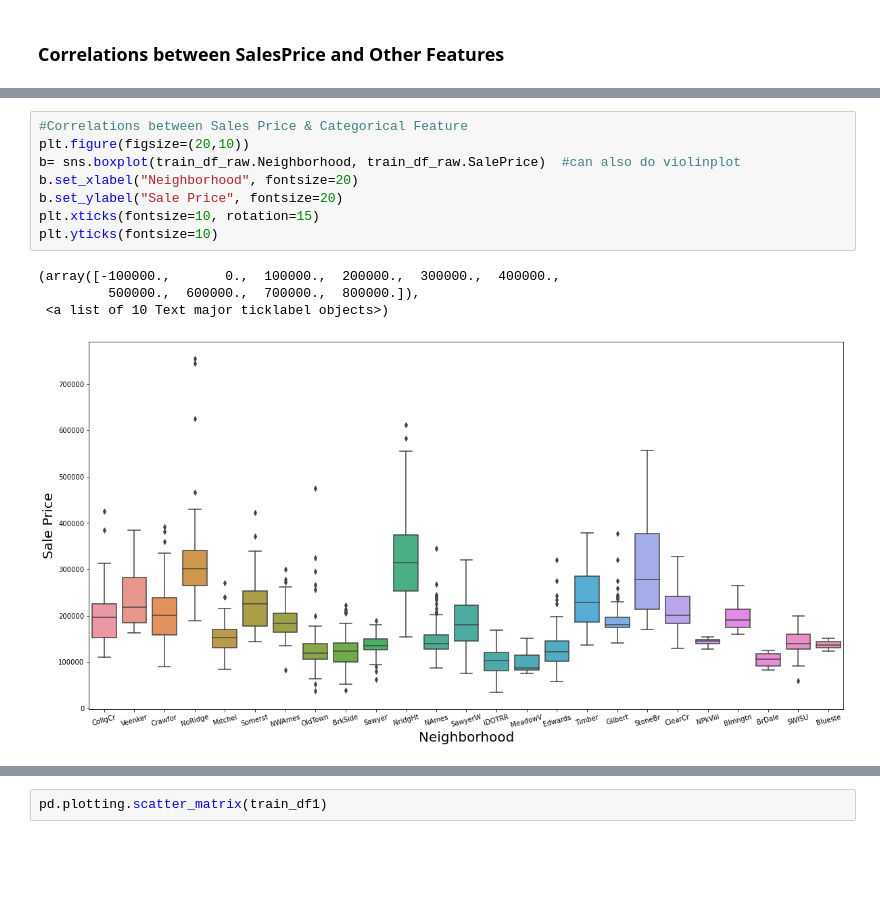
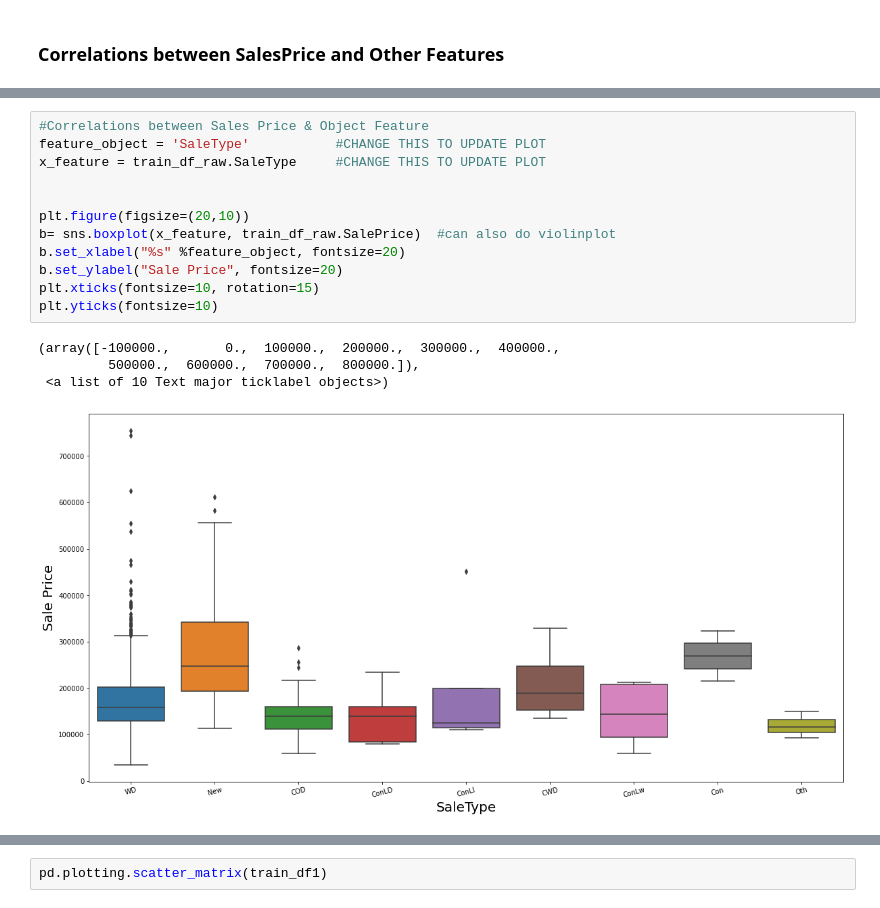
Before and after one commit to CSJohnLee/house_price_prediction, a Jupyter notebook: house_price_lee.ipynb, the cells around one changed output, grey strips where cells are left out. Saved outputs shown, nothing was run; the diff lists cells and outputs as text; blank space fills up the shorter version.

```diff
--- a/house_price_lee.ipynb
+++ b/house_price_lee.ipynb
@@ -218,13 +245,17 @@ sns.heatmap(sorted_correlations.to_frame(), cmap='coolwarm', annot=True, vmin=-1
 # %%
-#Correlations between Sales Price & Categorical Feature
+#Correlations between Sales Price & Object Feature
+feature_object = 'SaleType'           #CHANGE THIS TO UPDATE PLOT
+x_feature = train_df_raw.SaleType     #CHANGE THIS TO UPDATE PLOT
+
+
 plt.figure(figsize=(20,10))
-b= sns.boxplot(train_df_raw.Neighborhood, train_df_raw.SalePrice)  #can also do violinplot
-b.set_xlabel("Neighborhood", fontsize=20)
+b= sns.boxplot(x_feature, train_df_raw.SalePrice)  #can also do violinplot
+b.set_xlabel("%s" %feature_object, fontsize=20)
 b.set_ylabel("Sale Price", fontsize=20)
 plt.xticks(fontsize=10, rotation=15)
 plt.yticks(fontsize=10)
 # %% [output]
 (array([-100000.,       0.,  100000.,  200000.,  300000.,  400000.,
          500000.,  600000.,  700000.,  800000.]),
  <a list of 10 Text major ticklabel objects>)
-[figure, old version]
+[figure, new version]
```
Also changed, not shown: parts of 19 cells of this notebook.
